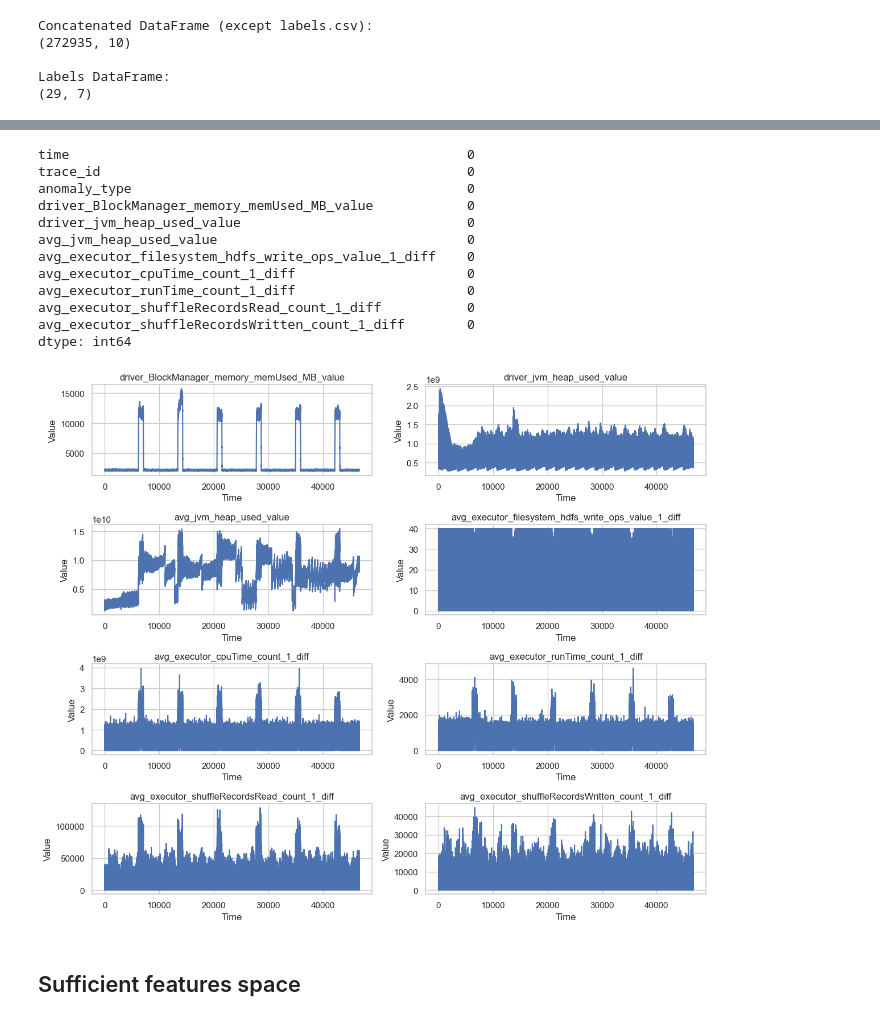
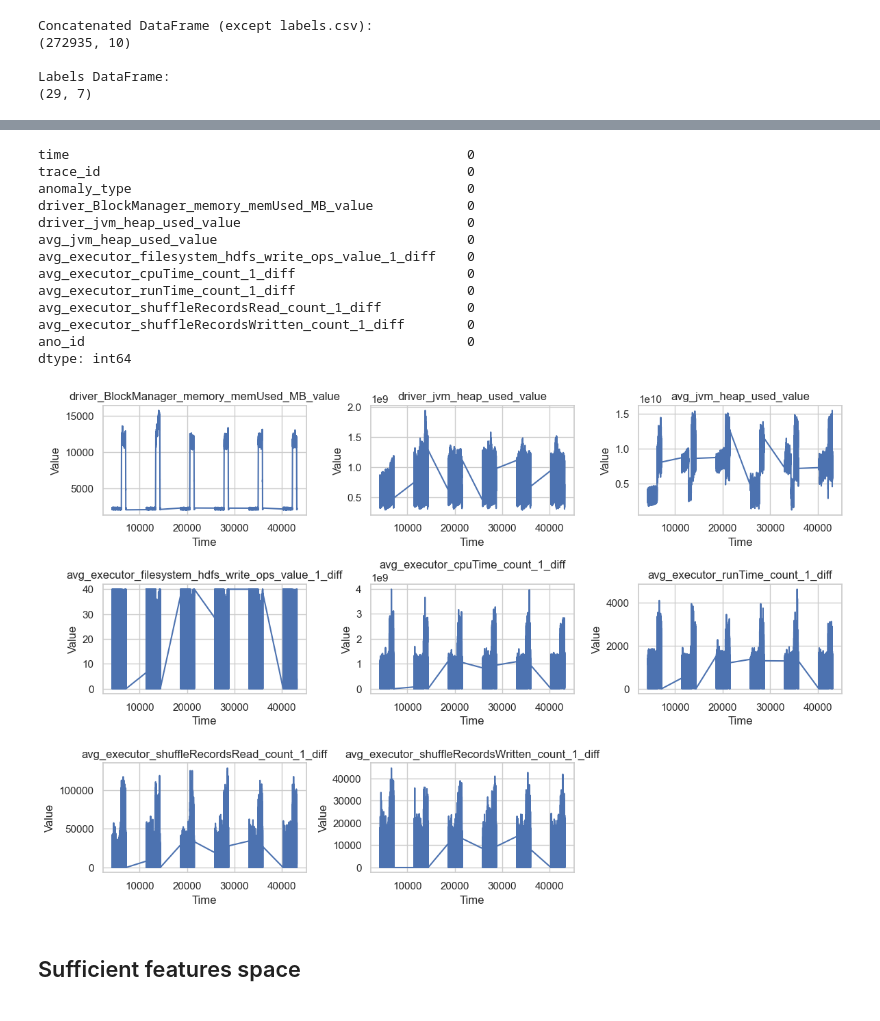
Before and after one commit to Yedson54/project-exstream, a Jupyter notebook: notebooks/extsream.ipynb, the cells around one changed output, grey strips where cells are left out. Cells and saved outputs as stored; diff of their text form; code cells hidden in the pictures.

```diff
--- a/notebooks/extsream.ipynb
+++ b/notebooks/extsream.ipynb
@@ -54,6 +54,22 @@ Concatenated DataFrame (except labels.csv):
 Labels DataFrame:
 (29, 7)
 # %%
+# Étendre labels_df pour couvrir chaque point de temps dans les intervalles
+extended_labels = []
+for _, row in labels_df.iterrows():
+    for time in range(row['ref_start'], row['ref_end']):
+        extended_labels.append({'trace_id': row['trace_id'], 'time': time, 'ano_id': row['ano_id']})
+    for time in range(row['ano_start'], row['ano_end']):
+        extended_labels.append({'trace_id': row['trace_id'], 'time': time, 'ano_id': row['ano_id']})
+
+extended_labels_df = pd.DataFrame(extended_labels)
+
+# Effectuer la jointure
+anomaly_df = pd.merge(anomaly_df, extended_labels_df, on=['trace_id', 'time'], how='left')
+
+# delete rows with NaN values
+anomaly_df = anomaly_df[anomaly_df['ano_id'].notna()]
+
 # Rename values in the "anomaly_type" column based on the specified mapping
 mapping = {
     "1_1": "bursty_input",
@@ -64,3 +80,5 @@ mapping = {
     "3_2": "cpu_contention"
 }
 anomaly_df.insert(2, column="anomaly_type", value=anomaly_df['trace_id'].replace(mapping))
+
+anomaly_df
@@ -79,34 +111,35 @@ avg_executor_cpuTime_count_1_diff                      0
 avg_executor_runTime_count_1_diff                      0
 avg_executor_shuffleRecordsRead_count_1_diff           0
 avg_executor_shuffleRecordsWritten_count_1_diff        0
+ano_id                                                 0
 dtype: int64
 # %%
 bursty_input1_df = anomaly_df[anomaly_df["trace_id"] == "1_1"]
 # %%
-# Extract columns excluding the first three
-columns_to_plot = bursty_input1_df.columns[3:]
+# Extract columns excluding the first three and the last one
+columns_to_plot = bursty_input1_df.columns[3:-1]
 
 # Set up the subplot grid
 num_rows = 4
-num_cols = 2
+num_cols = 3  # Update num_cols to 3
 
 # Create a new figure with seaborn style
 plt.figure(figsize=(12, 10))
 sns.set(style="whitegrid")
 
 # Plot each column in the grid
 for i, column in enumerate(columns_to_plot, 1):  # Start index at 1 for better subplot titles
     plt.subplot(num_rows, num_cols, i)
     sns.lineplot(x='time', y=column, data=bursty_input1_df)
     plt.title(column)
     plt.xlabel('Time')
     plt.ylabel('Value')
 
 # Adjust layout and show the plot
 plt.tight_layout()
 plt.show()
 # %% [output]
-[figure, old version]
+[figure, new version]
 # %% [markdown]
 ## Sufficient features space
 # %% [markdown]
```
Also changed, not shown: parts of 12 cells of this notebook.
